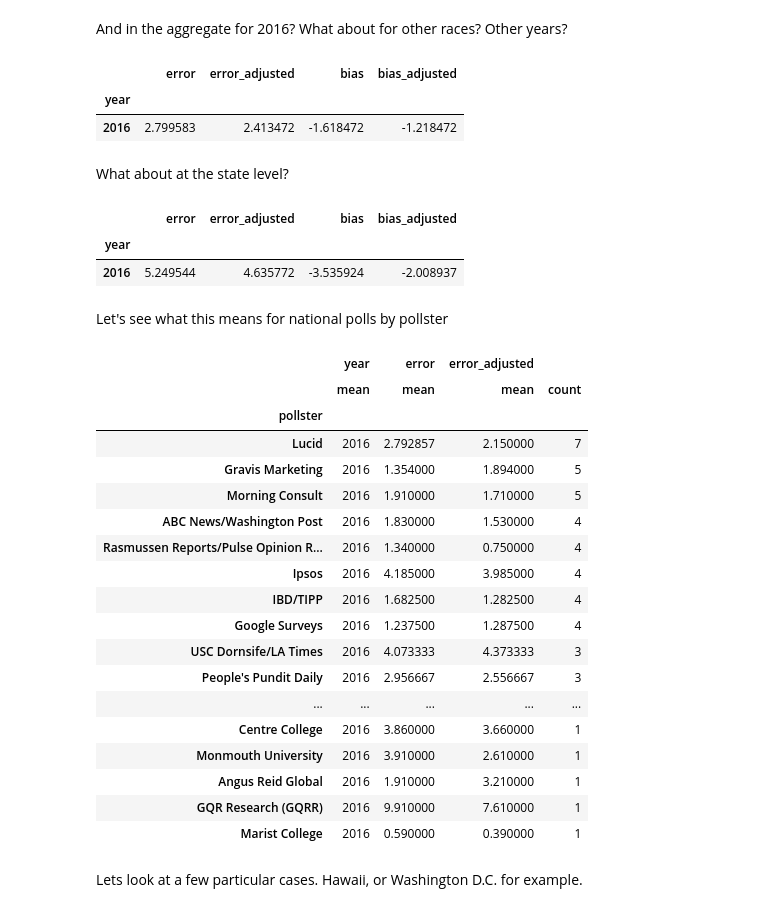
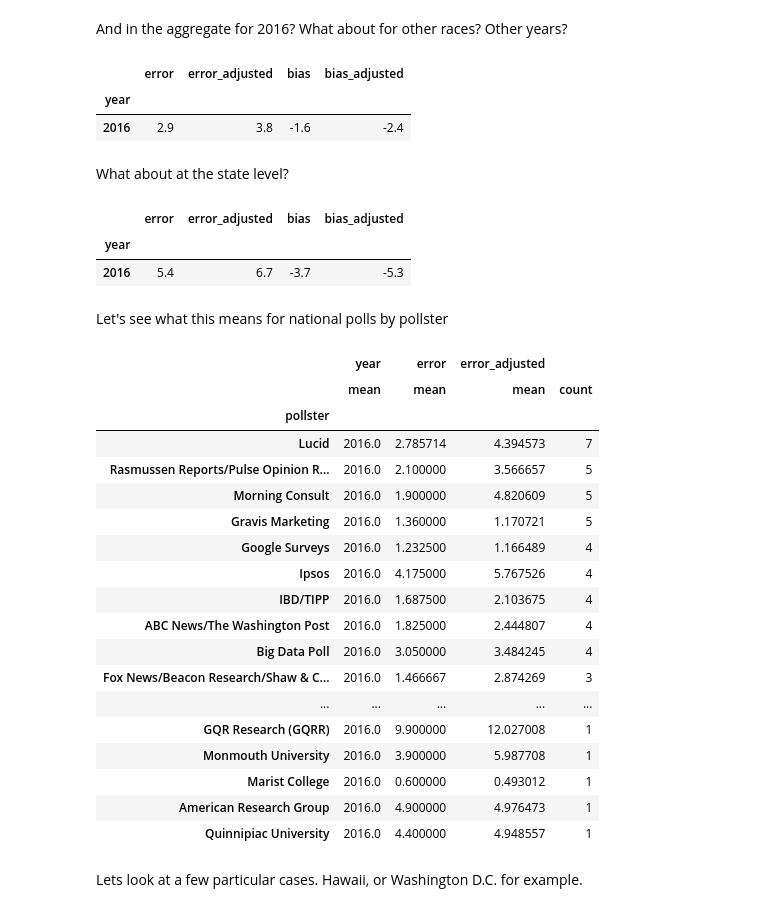
Before and after one commit to dmil/wrangler-polls, a Jupyter notebook: polling-analysis.ipynb, the cells around one changed output. Cells and saved outputs as stored; diff of their text form; code cells hidden in the pictures.

```diff
--- a/polling-analysis.ipynb
+++ b/polling-analysis.ipynb
@@ -52,3 +60,12 @@ polls = pd.read_csv('raw-polls.csv')
 polls['margin_poll'] = -polls['margin_poll']
 polls['margin_actual'] = -polls['margin_actual']
 polls['bias'] = -polls['bias']
+polls['bias_overestimate'] = polls.bias.apply(lambda x: 'overestimates democrat' if x < 0 else 'overestimates republican')
+polls['bias_overestimate'] = pd.Categorical(polls['bias_overestimate'], categories=['overestimates republican','overestimates democrat'])
+
+# Create a variable to distinguish national vs state polls and for winner party
+polls['national'] = polls.location.apply(lambda x: 'national' if x == 'US' else 'state')
+polls['winner_party'] = polls.margin_actual.apply(lambda x: 'D' if x < 0 else 'R')
+polls['winner_party'] = pd.Categorical(polls['winner_party'], categories=['R','D'])
+
+polls.tail(2)
@@ -252,7 +335,7 @@ polls['grade'] = polls.pollster_rating_id.apply(lambda x: pollster_ratings.loc[x
 # Append MRB and chnage it to an integer value
 polls['mrb'] = polls.pollster_rating_id.apply(lambda x: pollster_ratings.loc[x]['Mean-Reverted Bias'] if x in pollster_ratings.index else None)
 # reverse polarity to match above charts where D is left (-) and R is right (+)
-polls['mrb'] = -pd.to_numeric(polls['mrb'].str.replace('D +', '', regex=False).str.replace('R +', '-', regex=False))
+# polls['mrb'] = -pd.to_numeric(polls['mrb'].str.replace('D +', '', regex=False).str.replace('R +', '-', regex=False))
 
 # Adjust poll, bias, and error by MRB
 polls['margin_poll_adjusted'] = polls['margin_poll'] - polls['mrb']
@@ -276,21 +359,21 @@ And in the aggregate for 2016? What about for other races? Other years?
 # %%
 pres_polls_national.query('year==2016')\
     [['year', 'location', 'pollster', 'error', 'error_adjusted', 'bias', 'bias_adjusted']]\
-    .groupby('year').mean()
+    .groupby('year').mean().round(1)
 # %% [output]
 |  | error | error_adjusted | bias | bias_adjusted |
 | year |  |  |  |  |
-| 2016 | 2.799583 | 2.413472 | -1.618472 | -1.218472 |
+| 2016 | 2.9 | 3.8 | -1.6 | -2.4 |
 # %% [markdown]
 What about at the state level?
 # %%
 pres_polls_by_state.query('year==2016')\
     [['year', 'location', 'pollster', 'error', 'error_adjusted', 'bias', 'bias_adjusted']]\
-    .groupby('year').mean()
+    .groupby('year').mean().round(1)
 # %% [output]
 |  | error | error_adjusted | bias | bias_adjusted |
 | year |  |  |  |  |
-| 2016 | 5.249544 | 4.635772 | -3.535924 | -2.008937 |
+| 2016 | 5.4 | 6.7 | -3.7 | -5.3 |
 # %% [markdown]
 Let's see what this means for national polls by pollster
 # %%
@@ -303,22 +386,22 @@ pres_polls_national.query("year==2016")\
 |  | year | error | error_adjusted |  |
 |  | mean | mean | mean | count |
 | pollster |  |  |  |  |
-| Lucid | 2016 | 2.792857 | 2.150000 | 7 |
-| Gravis Marketing | 2016 | 1.354000 | 1.894000 | 5 |
-| Morning Consult | 2016 | 1.910000 | 1.710000 | 5 |
-| ABC News/Washington Post | 2016 | 1.830000 | 1.530000 | 4 |
-| Rasmussen Reports/Pulse Opinion R... | 2016 | 1.340000 | 0.750000 | 4 |
-| Ipsos | 2016 | 4.185000 | 3.985000 | 4 |
-| IBD/TIPP | 2016 | 1.682500 | 1.282500 | 4 |
-| Google Surveys | 2016 | 1.237500 | 1.287500 | 4 |
-| USC Dornsife/LA Times | 2016 | 4.073333 | 4.373333 | 3 |
-| People's Pundit Daily | 2016 | 2.956667 | 2.556667 | 3 |
+| Lucid | 2016.0 | 2.785714 | 4.394573 | 7 |
+| Rasmussen Reports/Pulse Opinion R... | 2016.0 | 2.100000 | 3.566657 | 5 |
+| Morning Consult | 2016.0 | 1.900000 | 4.820609 | 5 |
+| Gravis Marketing | 2016.0 | 1.360000 | 1.170721 | 5 |
+| Google Surveys | 2016.0 | 1.232500 | 1.166489 | 4 |
+| Ipsos | 2016.0 | 4.175000 | 5.767526 | 4 |
+| IBD/TIPP | 2016.0 | 1.687500 | 2.103675 | 4 |
+| ABC News/The Washington Post | 2016.0 | 1.825000 | 2.444807 | 4 |
+| Big Data Poll | 2016.0 | 3.050000 | 3.484245 | 4 |
+| Fox News/Beacon Research/Shaw & C... | 2016.0 | 1.466667 | 2.874269 | 3 |
 | ... | ... | ... | ... | ... |
-| Centre College | 2016 | 3.860000 | 3.660000 | 1 |
-| Monmouth University | 2016 | 3.910000 | 2.610000 | 1 |
-| Angus Reid Global | 2016 | 1.910000 | 3.210000 | 1 |
-| GQR Research (GQRR) | 2016 | 9.910000 | 7.610000 | 1 |
-| Marist College | 2016 | 0.590000 | 0.390000 | 1 |
+| GQR Research (GQRR) | 2016.0 | 9.900000 | 12.027008 | 1 |
+| Monmouth University | 2016.0 | 3.900000 | 5.987708 | 1 |
+| Marist College | 2016.0 | 0.600000 | 0.493012 | 1 |
+| American Research Group | 2016.0 | 4.900000 | 4.976473 | 1 |
+| Quinnipiac University | 2016.0 | 4.400000 | 4.948557 | 1 |
 # %% [markdown]
 Lets look at a few particular cases. Hawaii, or Washington D.C. for example.
 # %%
```
Also changed, not shown: parts of 47 cells of this notebook, 2 other files.
